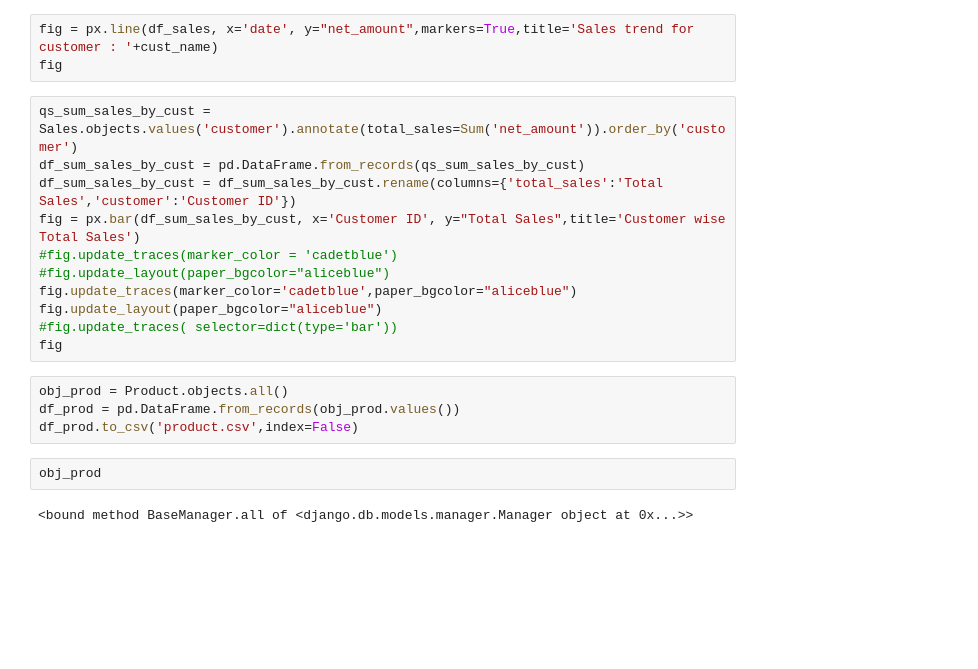
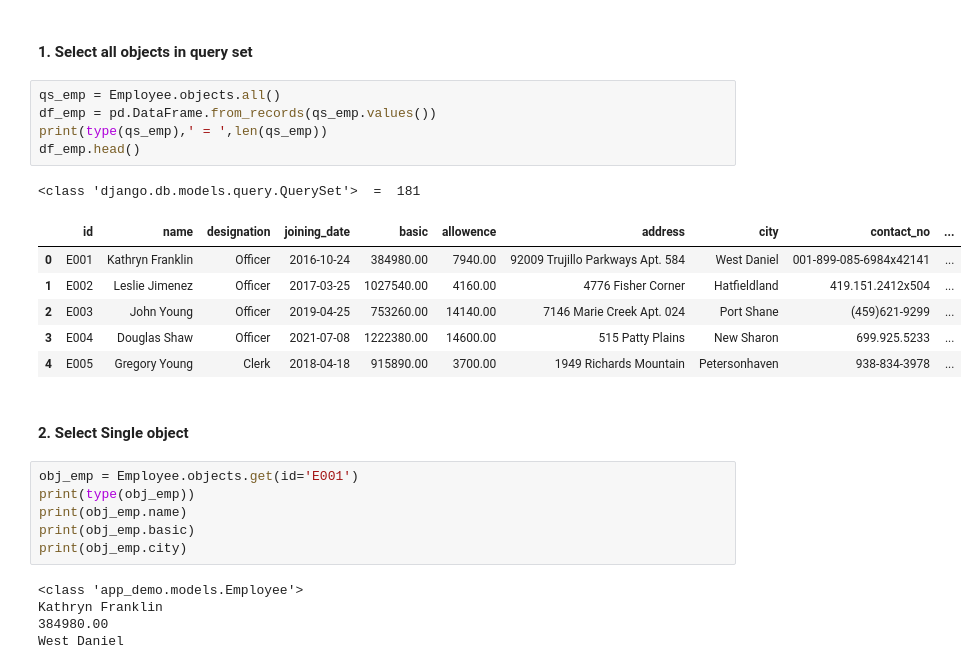
Before and after one commit to amol-tech/Django_Demo, a Jupyter notebook: django_queries.ipynb, the cells around one changed output. Saved outputs shown, nothing was run; the diff lists cells and outputs as text; blank space fills up the shorter version.

Commit message:
Django Queries

```diff
--- a/django_queries.ipynb
+++ b/django_queries.ipynb
@@ -25,22 +13,28 @@ df_sales.head()
-# %%
-fig = px.line(df_sales, x='date', y="net_amount",markers=True,title='Sales trend for customer : '+cust_name)
-fig
-# %%
-qs_sum_sales_by_cust = Sales.objects.values('customer').annotate(total_sales=Sum('net_amount')).order_by('customer')
-df_sum_sales_by_cust = pd.DataFrame.from_records(qs_sum_sales_by_cust)
-df_sum_sales_by_cust = df_sum_sales_by_cust.rename(columns={'total_sales':'Total Sales','customer':'Customer ID'})
-fig = px.bar(df_sum_sales_by_cust, x='Customer ID', y="Total Sales",title='Customer wise Total Sales')
-#fig.update_traces(marker_color = 'cadetblue')
-#fig.update_layout(paper_bgcolor="aliceblue")
-fig.update_traces(marker_color='cadetblue',paper_bgcolor="aliceblue")
-fig.update_layout(paper_bgcolor="aliceblue")
-#fig.update_traces( selector=dict(type='bar'))
-fig
-# %%
-obj_prod = Product.objects.all()
-df_prod = pd.DataFrame.from_records(obj_prod.values())
-df_prod.to_csv('product.csv',index=False)
-# %%
-obj_prod
-# %% [output]
-<bound method BaseManager.all of <django.db.models.manager.Manager object at 0x...>>
+# %% [markdown]
+#### 1. Select all objects in query set
+# %%
+qs_emp = Employee.objects.all()
+df_emp = pd.DataFrame.from_records(qs_emp.values())
+print(type(qs_emp),' = ',len(qs_emp))
+df_emp.head()
+# %% [output]
+<class 'django.db.models.query.QuerySet'>  =  181
+|  | id | name | designation | joining_date | basic | allowence | address | city | contact_no | ... |
+| 0 | E001 | Kathryn Franklin | Officer | 2016-10-24 | 384980.00 | 7940.00 | 92009 Trujillo Parkways Apt. 584 | West Daniel | 001-899-085-6984x42141 | ... |
+| 1 | E002 | Leslie Jimenez | Officer | 2017-03-25 | 1027540.00 | 4160.00 | 4776 Fisher Corner | Hatfieldland | 419.151.2412x504 | ... |
+| 2 | E003 | John Young | Officer | 2019-04-25 | 753260.00 | 14140.00 | 7146 Marie Creek Apt. 024 | Port Shane | (459)621-9299 | ... |
+| 3 | E004 | Douglas Shaw | Officer | 2021-07-08 | 1222380.00 | 14600.00 | 515 Patty Plains | New Sharon | 699.925.5233 | ... |
+| 4 | E005 | Gregory Young | Clerk | 2018-04-18 | 915890.00 | 3700.00 | 1949 Richards Mountain | Petersonhaven | 938-834-3978 | ... |
+# %% [markdown]
+#### 2. Select Single object
+# %%
+obj_emp = Employee.objects.get(id='E001')
+print(type(obj_emp))
+print(obj_emp.name)
+print(obj_emp.basic)
+print(obj_emp.city)
+# %% [output]
+<class 'app_demo.models.Employee'>
+Kathryn Franklin
+384980.00
+West Daniel
```
Also changed, not shown: parts of 23 cells of this notebook, 2 other files.
